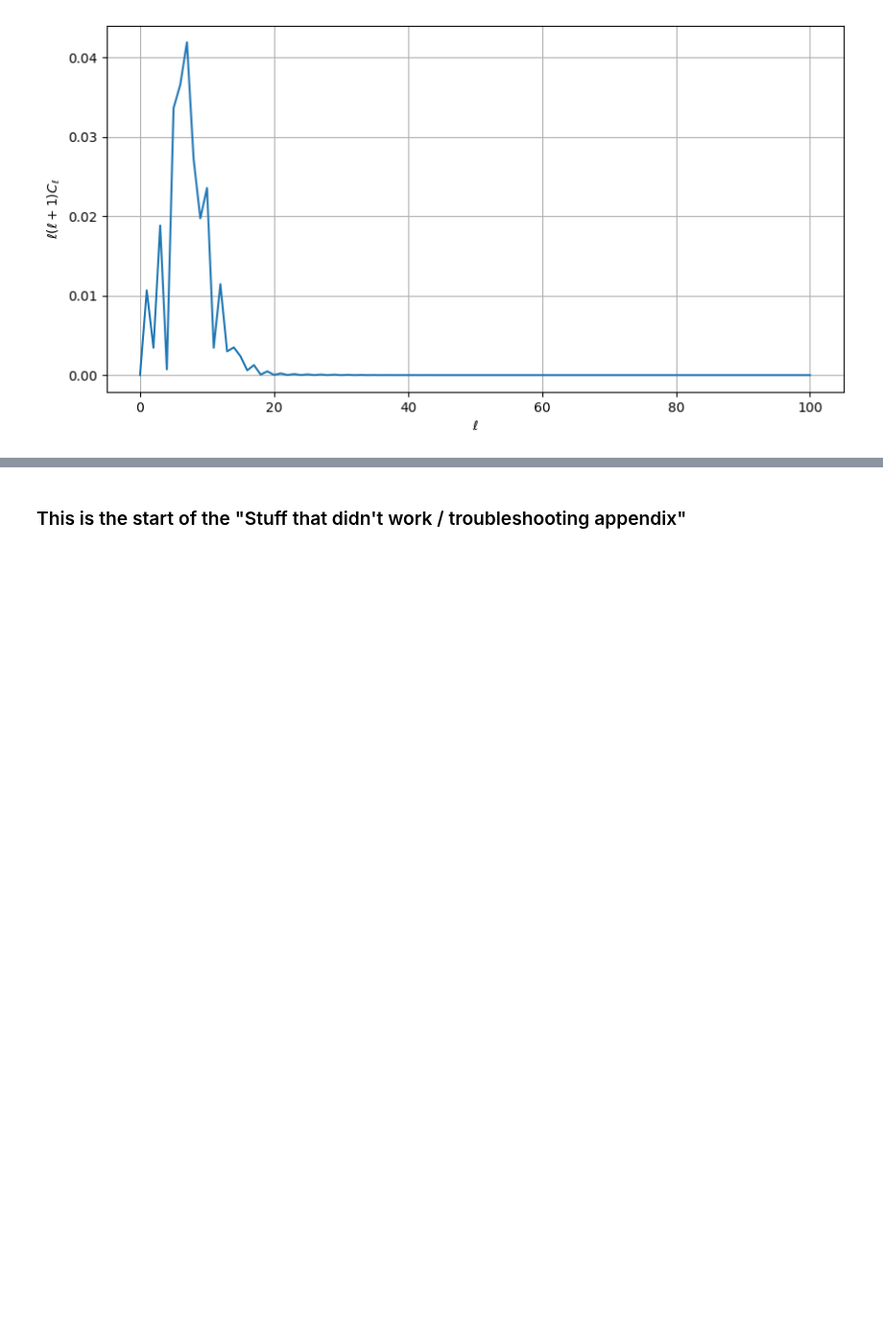
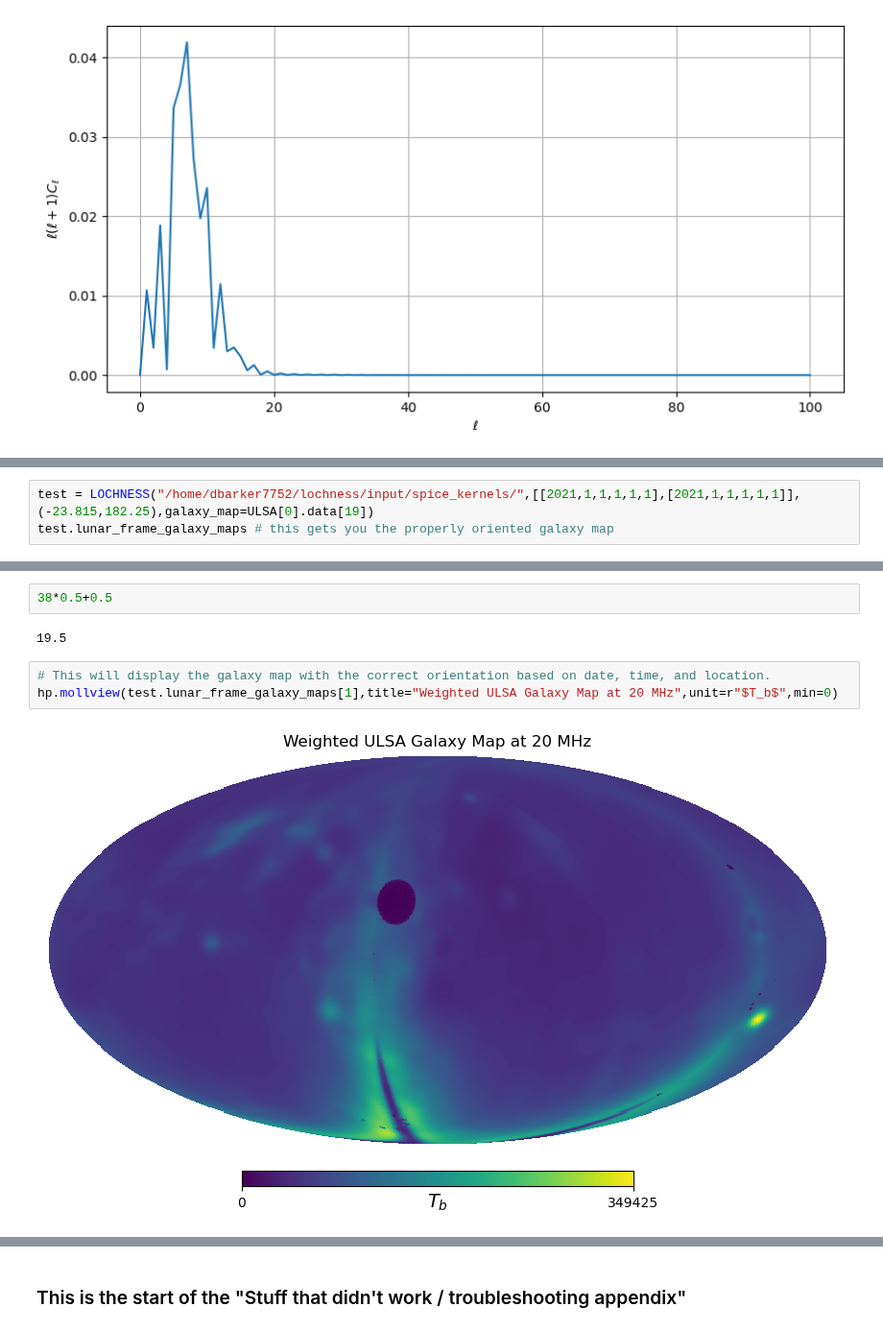
Before and after one commit to daba9359/LuCEE-Night_Simulation, a Jupyter notebook: Beam_weighted_foreground/Simulating_Beam_Weighted_Foreground.ipynb, the cells around one changed output, grey strips where cells are left out. Shown at 96% size. Drawn from its saved outputs; the diff is of its cells as text; blank space fills up the shorter version.

```diff
--- a/Beam_weighted_foreground/Simulating_Beam_Weighted_Foreground.ipynb
+++ b/Beam_weighted_foreground/Simulating_Beam_Weighted_Foreground.ipynb
@@ -1005,0 +1787,3 @@ plt.grid()
+# %%
+test = LOCHNESS("/home/dbarker7752/lochness/input/spice_kernels/",[[2021,1,1,1,1,1],[2021,1,1,1,1,1]],(-23.815,182.25),galaxy_map=ULSA[0].data[19])
+test.lunar_frame_galaxy_maps # this gets you the properly oriented galaxy map
@@ -1005,0 +1822,9 @@ plt.grid()
+# %%
+38*0.5+0.5
+# %% [output]
+19.5
+# %%
+# This will display the galaxy map with the correct orientation based on date, time, and location.
+hp.mollview(test.lunar_frame_galaxy_maps[1],title="Weighted ULSA Galaxy Map at 20 MHz",unit=r"$T_b$",min=0)
+# %% [output]
+[figure, added]
```
Also changed, not shown: parts of 42 cells of this notebook, 6 other files.
